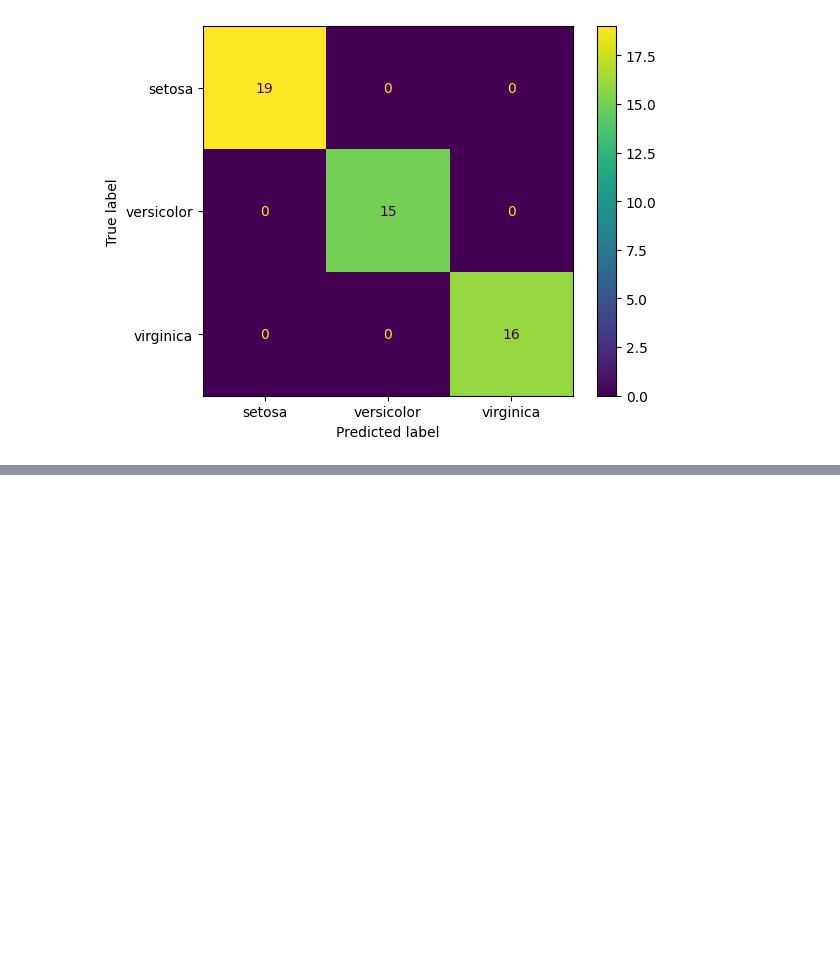
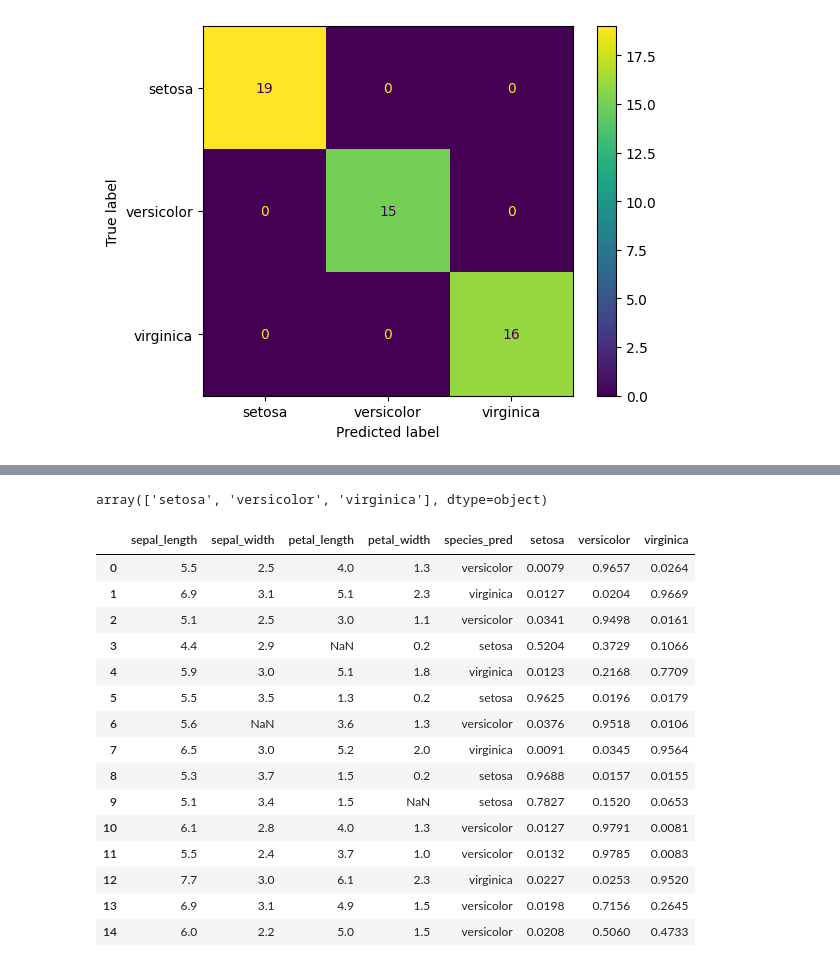
Before and after one commit to utkarshg1/ML-5-7-weekend-, a Jupyter notebook: 13 KNN and SVM/KNNandSVM.ipynb, the cells around one changed output, grey strips where cells are left out. Drawn from its saved outputs; the diff is of its cells as text; code cells hidden in the pictures; blank space fills up the shorter version.

```diff
--- a/13 KNN and SVM/KNNandSVM.ipynb
+++ b/13 KNN and SVM/KNNandSVM.ipynb
@@ -243,0 +393,3 @@ ConfusionMatrixDisplay.from_estimator(best_knn, xtest, ytest)
+# %%
+xnew_pre = num_pipe.transform(xnew)
+xnew_pre
@@ -243,0 +413,3 @@ ConfusionMatrixDisplay.from_estimator(best_knn, xtest, ytest)
+# %%
+preds = svm_model.predict(xnew_pre)
+preds
@@ -243,0 +421,3 @@ ConfusionMatrixDisplay.from_estimator(best_knn, xtest, ytest)
+# %%
+probs = svm_model.predict_proba(xnew_pre)
+probs
@@ -243,0 +440,27 @@ ConfusionMatrixDisplay.from_estimator(best_knn, xtest, ytest)
+# %%
+svm_model.classes_
+# %% [output]
+array(['setosa', 'versicolor', 'virginica'], dtype=object)
+# %%
+xnew["species_pred"] = preds
+xnew[svm_model.classes_] = probs
+# %%
+xnew = xnew.round(4)
+xnew
+# %% [output]
+|  | sepal_length | sepal_width | petal_length | petal_width | species_pred | setosa | versicolor | virginica |
+| 0 | 5.5 | 2.5 | 4.0 | 1.3 | versicolor | 0.0079 | 0.9657 | 0.0264 |
+| 1 | 6.9 | 3.1 | 5.1 | 2.3 | virginica | 0.0127 | 0.0204 | 0.9669 |
+| 2 | 5.1 | 2.5 | 3.0 | 1.1 | versicolor | 0.0341 | 0.9498 | 0.0161 |
+| 3 | 4.4 | 2.9 | NaN | 0.2 | setosa | 0.5204 | 0.3729 | 0.1066 |
+| 4 | 5.9 | 3.0 | 5.1 | 1.8 | virginica | 0.0123 | 0.2168 | 0.7709 |
+| 5 | 5.5 | 3.5 | 1.3 | 0.2 | setosa | 0.9625 | 0.0196 | 0.0179 |
+| 6 | 5.6 | NaN | 3.6 | 1.3 | versicolor | 0.0376 | 0.9518 | 0.0106 |
+| 7 | 6.5 | 3.0 | 5.2 | 2.0 | virginica | 0.0091 | 0.0345 | 0.9564 |
+| 8 | 5.3 | 3.7 | 1.5 | 0.2 | setosa | 0.9688 | 0.0157 | 0.0155 |
+| 9 | 5.1 | 3.4 | 1.5 | NaN | setosa | 0.7827 | 0.1520 | 0.0653 |
+| 10 | 6.1 | 2.8 | 4.0 | 1.3 | versicolor | 0.0127 | 0.9791 | 0.0081 |
+| 11 | 5.5 | 2.4 | 3.7 | 1.0 | versicolor | 0.0132 | 0.9785 | 0.0083 |
+| 12 | 7.7 | 3.0 | 6.1 | 2.3 | virginica | 0.0227 | 0.0253 | 0.9520 |
+| 13 | 6.9 | 3.1 | 4.9 | 1.5 | versicolor | 0.0198 | 0.7156 | 0.2645 |
+| 14 | 6.0 | 2.2 | 5.0 | 1.5 | versicolor | 0.0208 | 0.5060 | 0.4733 |
```
Also changed, not shown: parts of 29 cells of this notebook, 1 other file.
